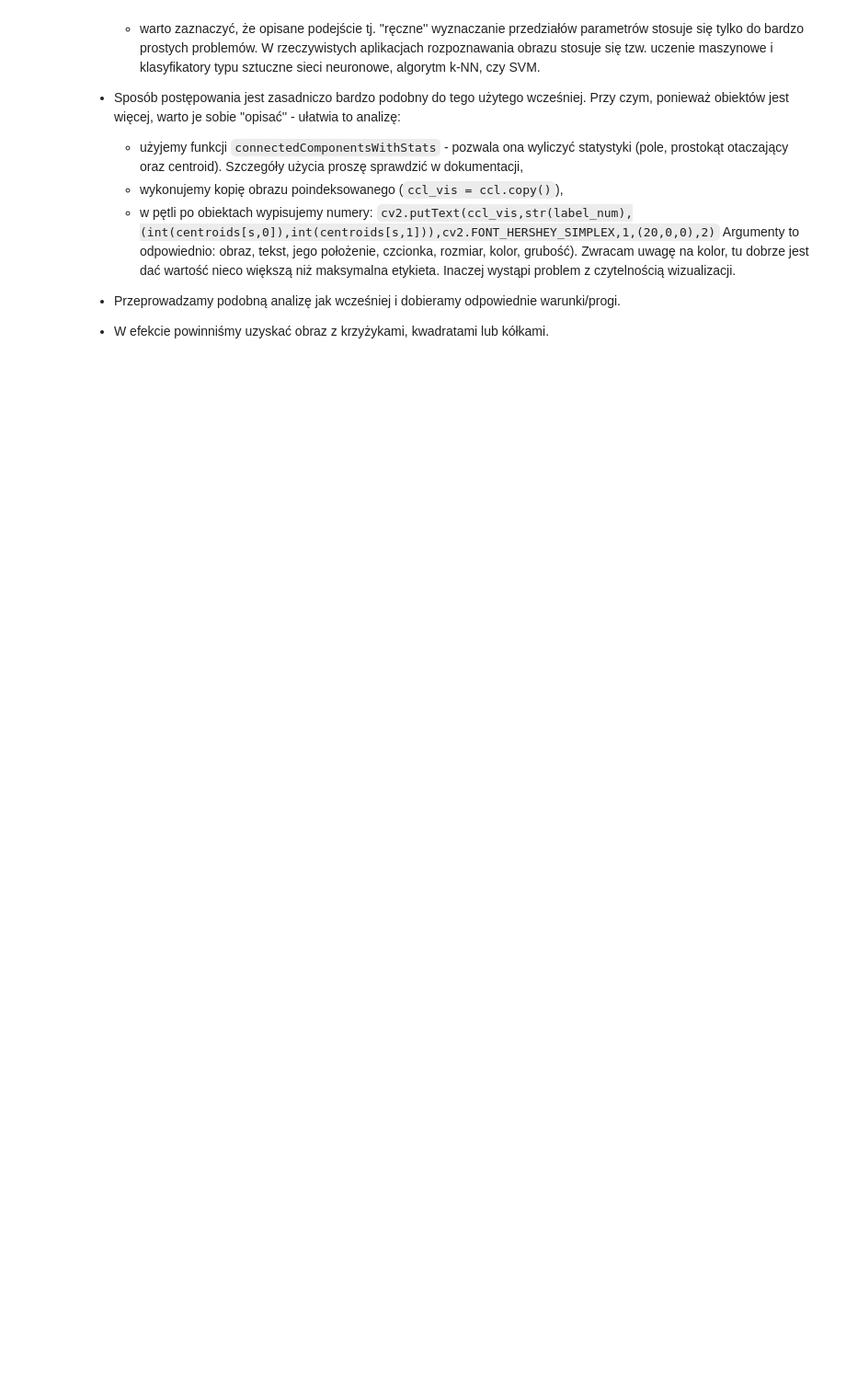
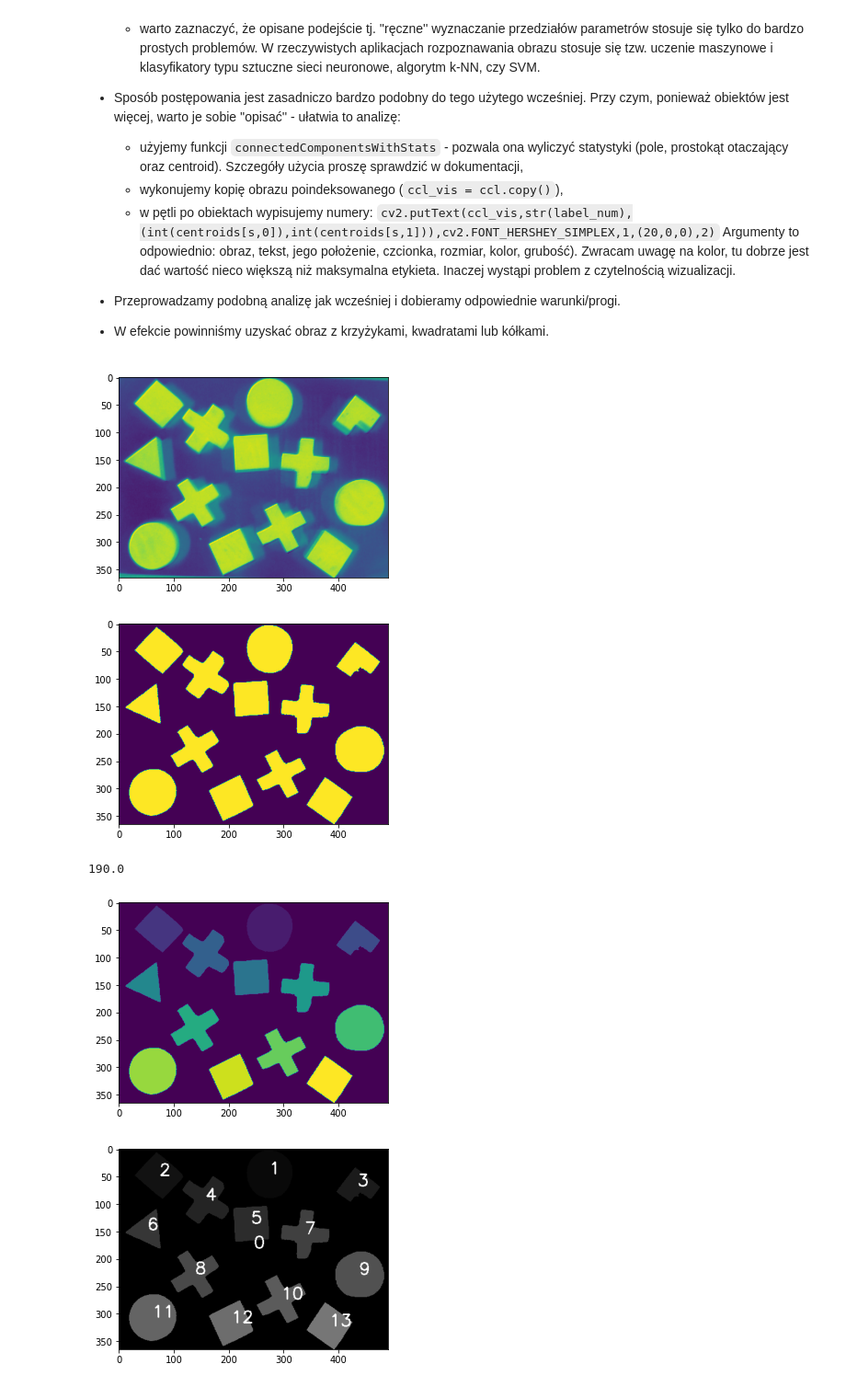
Before and after one commit to RysiekPrecikowski/WDCPO, a Jupyter notebook: sem6/lab4/11_ccl.ipynb, the cells around one changed output. Shown at 92% size. Saved outputs shown, nothing was run; the diff lists cells and outputs as text; code cells hidden in the pictures; blank space fills up the shorter version.

```diff
--- a/sem6/lab4/11_ccl.ipynb
+++ b/sem6/lab4/11_ccl.ipynb
@@ -391,0 +453,59 @@ Wynika z tego konieczność uwzględnienia pewnej tolerancji wartości współcz
+# %%
+# Rozpoznawanie obiektów rzeczywistych
+shapes_real = cv2.imread("shapesReal.png")
+try:
+    shapes_real = cv2.cvtColor(shapes_real, cv2.COLOR_BGR2GRAY)
+except Exception:
+    pass
+
+shapes_real = 255 - shapes_real
+plt.imshow(shapes_real)
+plt.show()
+
+tr, shapes_tr = cv2.threshold(shapes_real, 190, 255, cv2.THRESH_BINARY)
+
+plt.imshow(shapes_tr)
+plt.show()
+
+print(tr)
+
+num_labels, labels, stats, centroids = cv2.connectedComponentsWithStats(shapes_tr)
+
+plt.imshow(labels)
+plt.show()
+
+#stats [label, column], colum = cv2.CC_STAT_XXXX
+
+ccl_vis = labels.copy()
+for label in range(num_labels):
+
+    cv2.putText(ccl_vis,str(label),
+                (int(centroids[label,cv2.CC_STAT_LEFT]),
+                 int(centroids[label,cv2.CC_STAT_TOP])),
+                cv2.FONT_HERSHEY_SIMPLEX,
+                1,
+                (num_labels * 2,0,0),
+                2)
+
+plt.imshow(ccl_vis, 'gray')
+plt.show()
+
+filtered = np.zeros_like(labels)
+for i in range(num_labels):
+    img = labels == i
+    img = img.astype('uint8')
+
+    moments = cv2.moments(img)
+    hu_moments = cv2.HuMoments(moments)
+
+    if hu_moments[0] > 0.16 and hu_moments[0] < 0.18:
+        filtered += img
+
+plt.imshow(filtered)
+plt.show()
+# %% [output]
+[figure, added]
+[figure, added]
+190.0
+[figure, added]
+[figure, added]
```
Also changed, not shown: parts of 5 cells of this notebook.
